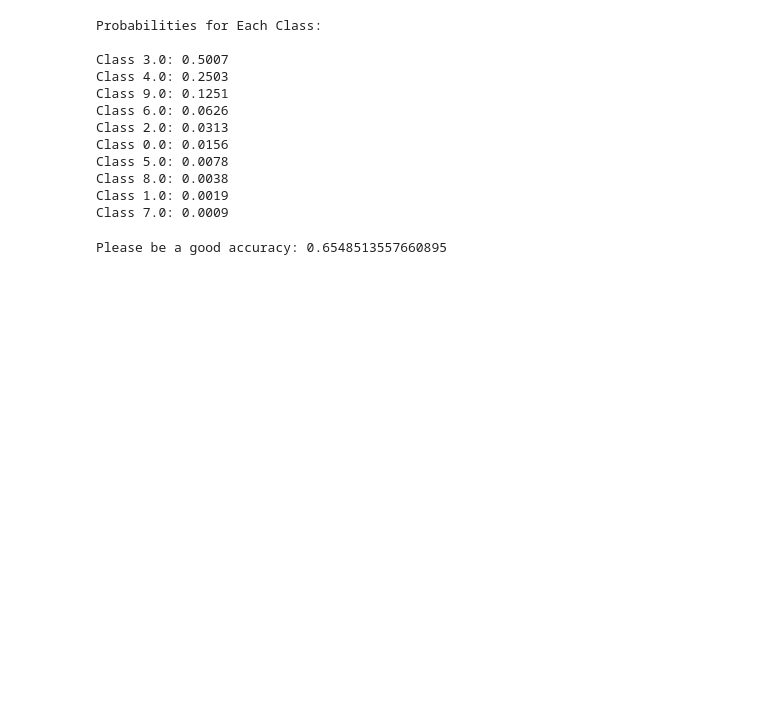
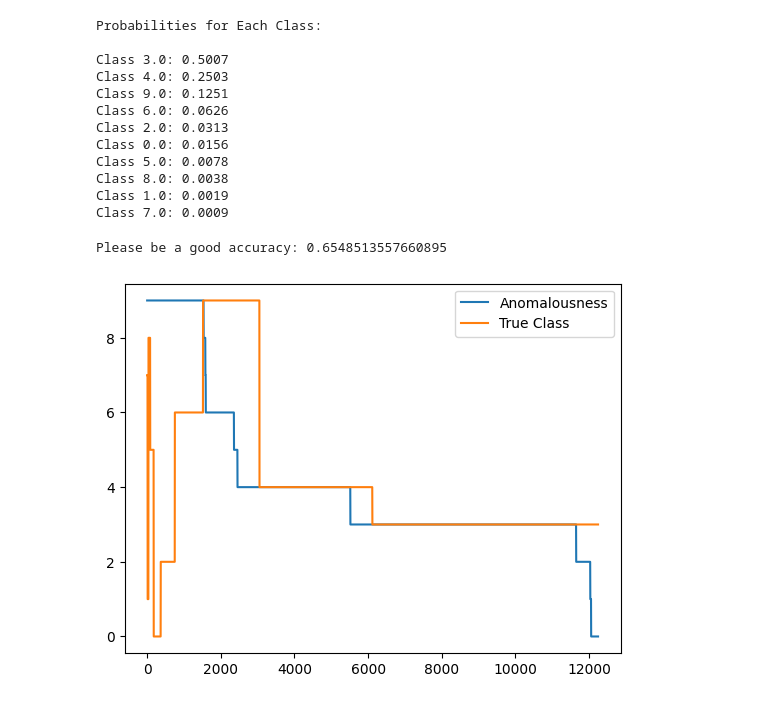
Before and after one commit to krisrjensen/csc730, a Jupyter notebook: assignment 1/Assignment_1.ipynb, the cells around one changed output. Cells and saved outputs as stored; diff of their text form; code cells hidden in the pictures; blank space fills up the shorter version.

```diff
--- a/assignment 1/Assignment_1.ipynb
+++ b/assignment 1/Assignment_1.ipynb
@@ -176,3 +207,10 @@ accuracy = correct_guesses / total
 print(f'Please be a good accuracy: {accuracy}')
 # %% [output]
 Please be a good accuracy: 0.6548513557660895
+# %%
+plt.plot(difference_sorted[:,1].astype(int), label='Anomalousness')
+plt.plot(true_labels[::-1], label='True Class')
+plt.legend()
+plt.show()
+# %% [output]
+[figure, added]
```
Also changed, not shown: parts of 5 cells of this notebook, 13 other files.
